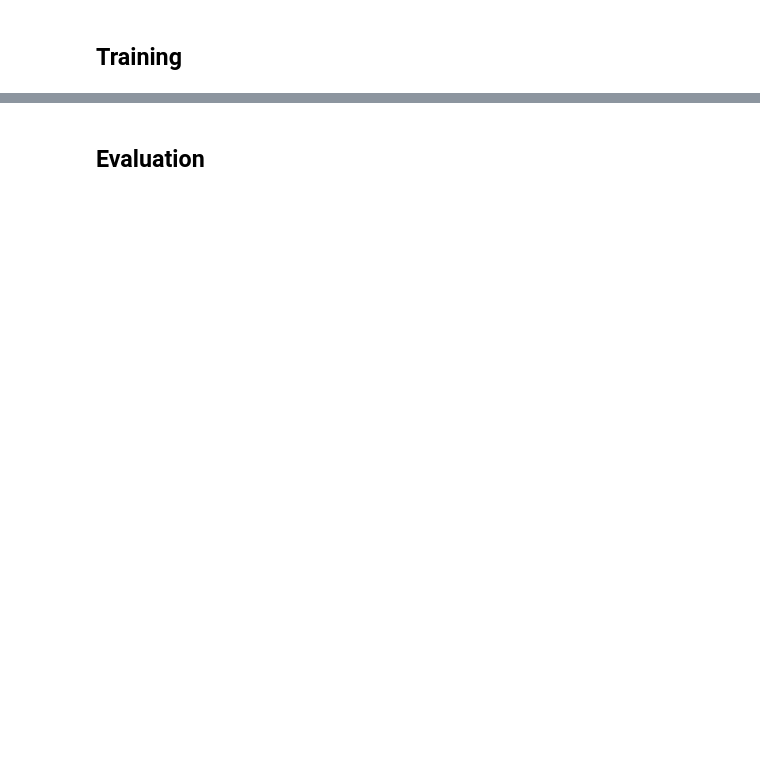
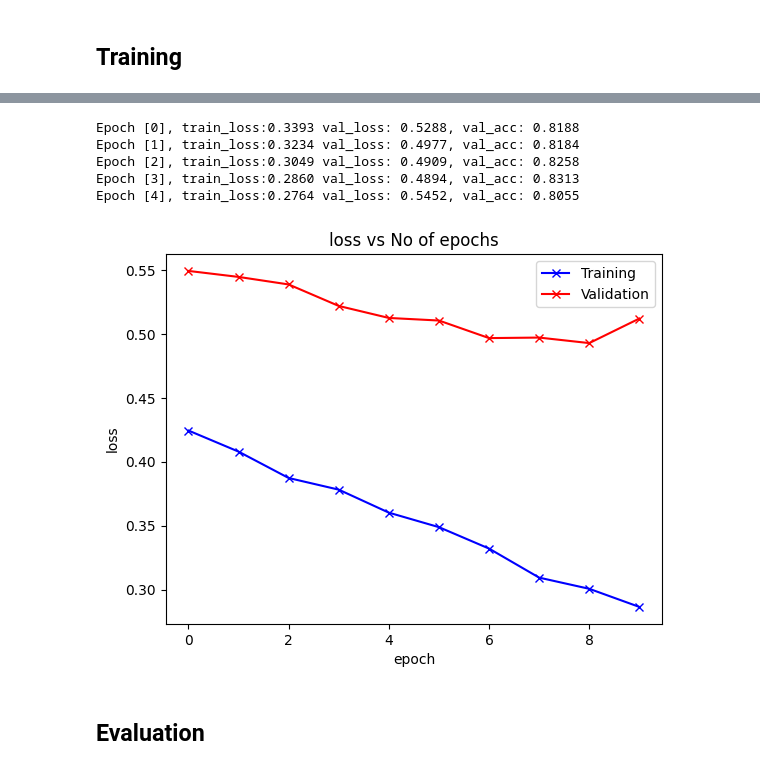
Before and after one commit to srikanth-maganti/Early-Detection-of-Eye-Diseases-by-using-Retinal-images, a Jupyter notebook: Eye_disease_classification.ipynb, the cells around one changed output, grey strips where cells are left out. Saved outputs shown, nothing was run; the diff lists cells and outputs as text; code cells hidden in the pictures; blank space fills up the shorter version.

```diff
--- a/Eye_disease_classification.ipynb
+++ b/Eye_disease_classification.ipynb
@@ -240,6 +263,32 @@ def fit_one_cycle(epochs,max_lr,model,train_dl,val_dl,weight_decay=0,grad_clip=N
         model.epoch_end(epoch,result)
         history.append(result)
     return history
+# %%
+def fit(epochs,lr,model,train_dl,val_dl,weight_decay=0,grad_clip=None,opt_fn=torch.optim.SGD):
+    torch.cuda.empty_cache()
+    opt_fn=opt_fn(model.parameters(),lr,weight_decay=weight_decay)
+    history=[]
+
+    #training phase
+    for epoch in range(epochs):
+        model.train()
+        train_losses=[]
+        for batch in train_dl:
+            loss=model.training_step(batch)
+            train_losses.append(loss)
+            loss.backward()
+             # grad clipping
+            if grad_clip:
+                nn.utils.clip_grad_value_(model.parameters(),grad_clip)
+
+            opt_fn.step()
+            opt_fn.zero_grad()
+        #validation phase
+        result=evaluate(model,val_dl)
+        result["train_loss"]=torch.stack(train_losses).mean().item()
+        model.epoch_end(epoch,result)
+        history.append(result)
+    return history
 # %%
 hist=[evaluate(model,val_dl)]
 print(hist)
@@ -299,3 +364,15 @@ plot_losses(history)
+# %%
+history2=fit(epochs2,lr,model,train_dl,val_dl,grad_clip=grad_clip,weight_decay=weight_decay,opt_fn=opt_func)
+# %% [output]
+Epoch [0], train_loss:0.3393 val_loss: 0.5288, val_acc: 0.8188
+Epoch [1], train_loss:0.3234 val_loss: 0.4977, val_acc: 0.8184
+Epoch [2], train_loss:0.3049 val_loss: 0.4909, val_acc: 0.8258
+Epoch [3], train_loss:0.2860 val_loss: 0.4894, val_acc: 0.8313
+Epoch [4], train_loss:0.2764 val_loss: 0.5452, val_acc: 0.8055
+# %%
+plot_losses(history2)
+# %% [output]
+[figure, added]
 # %% [markdown]
 ## Evaluation
 # %%
```
Also changed, not shown: parts of 19 cells of this notebook, 5 other files.
